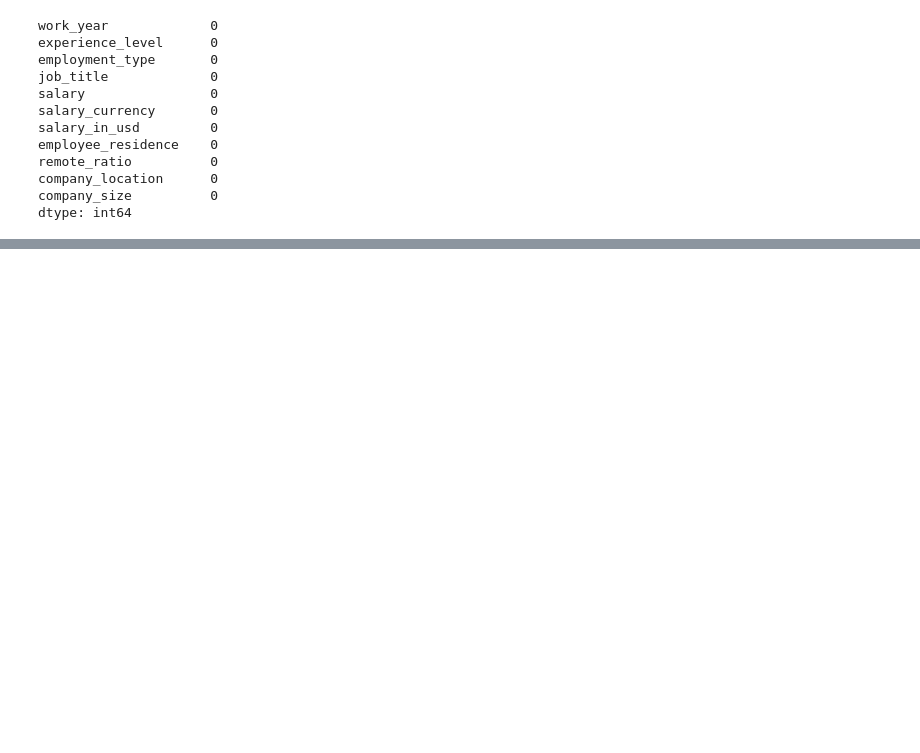
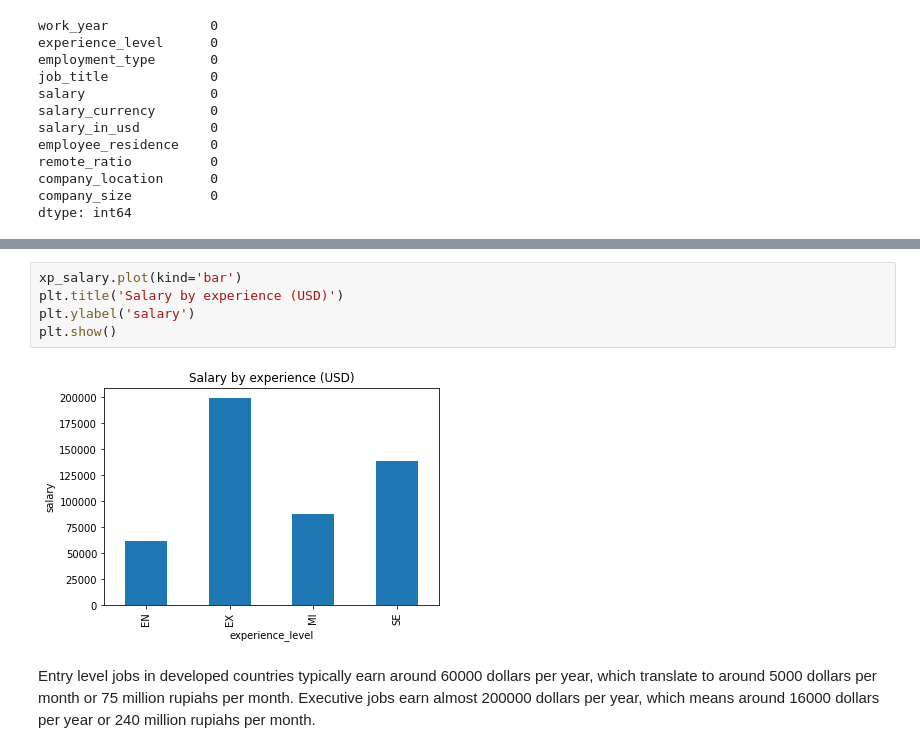
Before and after one commit to EvanKA/tetris-capstone, a Jupyter notebook: capstone_045_evan_kurnia_alim.ipynb, the cells around one changed output, grey strips where cells are left out. Saved outputs shown, nothing was run; the diff lists cells and outputs as text; blank space fills up the shorter version.

```diff
--- a/capstone_045_evan_kurnia_alim.ipynb
+++ b/capstone_045_evan_kurnia_alim.ipynb
@@ -40,0 +72,10 @@ dtype: int64
+# %%
+xp_salary.plot(kind='bar')
+plt.title('Salary by experience (USD)')
+plt.ylabel('salary')
+plt.show()
+# %% [output]
+[figure, added]
+# %% [markdown]
+Entry level jobs in developed countries typically earn around 60000 dollars per year, which translate to around 5000 dollars per month or 75 million rupiahs per month.
+Executive jobs earn almost 200000 dollars per year, which means around 16000 dollars per year or 240 million rupiahs per month.
```
Also changed, not shown: parts of 8 cells of this notebook.
